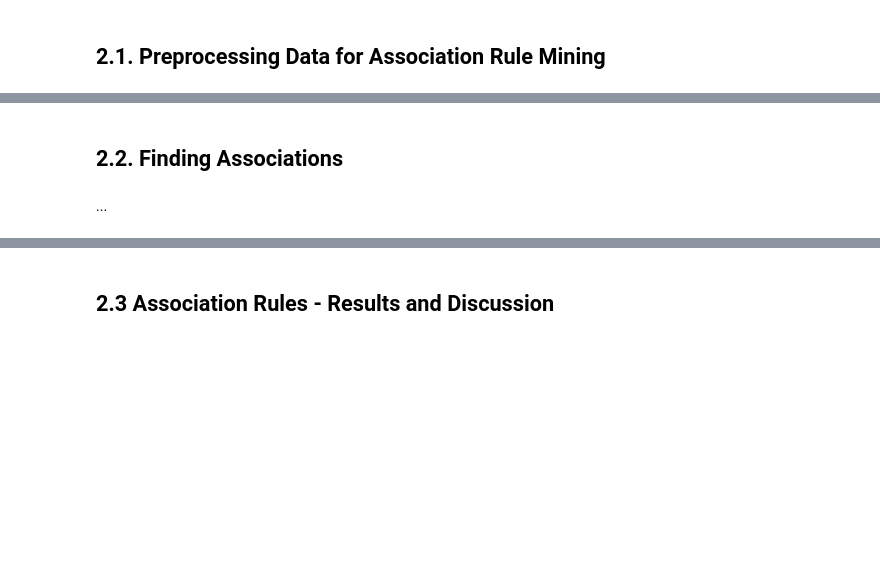
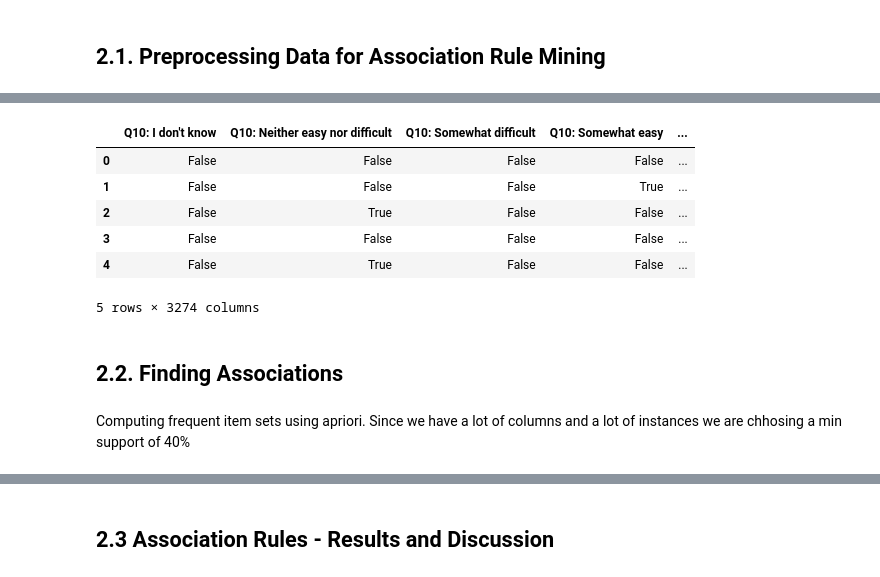
Before and after one commit to jakmak24/ML_health, a Jupyter notebook: AA_201819_Project.ipynb, the cells around one changed output, grey strips where cells are left out. Saved outputs shown, nothing was run; the diff lists cells and outputs as text; code cells hidden in the pictures; blank space fills up the shorter version.

```diff
--- a/AA_201819_Project.ipynb
+++ b/AA_201819_Project.ipynb
@@ -932,4 +969,18 @@ In this task you should **use unsupervised learning algorithms and try to charac
+# %%
+#Compute binary database
+oht = OnehotTransactions()
+oht_ary = oht.fit(cleaned_lists).transform(cleaned_lists)
+binary_database = pd.DataFrame(oht_ary, columns=oht.columns_)
+binary_database.head()
+# %% [output]
+|  | Q10: I don't know | Q10: Neither easy nor difficult | Q10: Somewhat difficult | Q10: Somewhat easy | ... |
+| 0 | False | False | False | False | ... |
+| 1 | False | False | False | True | ... |
+| 2 | False | True | False | False | ... |
+| 3 | False | False | False | False | ... |
+| 4 | False | True | False | False | ... |
+5 rows × 3274 columns
 # %% [markdown]
 ## 2.2. Finding Associations
-# %% [markdown]
-...
+# %% [markdown]
+Computing frequent item sets using apriori. Since we have a lot of columns and a lot of instances we are chhosing a min support of 40%
```
Also changed, not shown: parts of 15 cells of this notebook.
